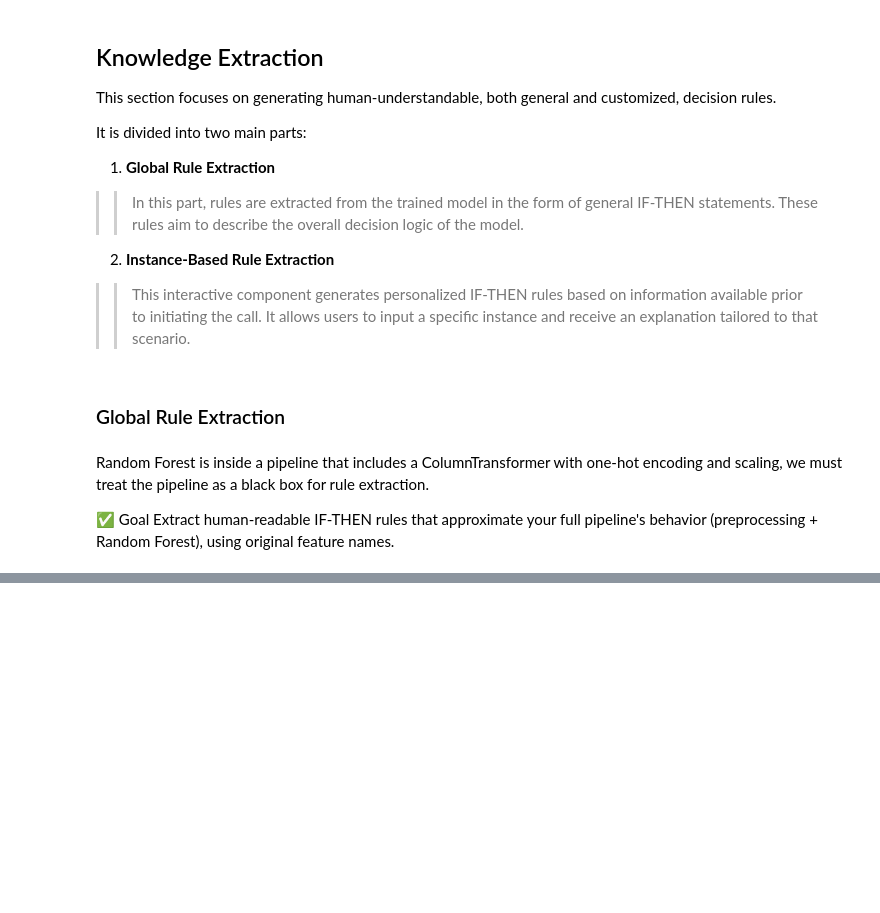
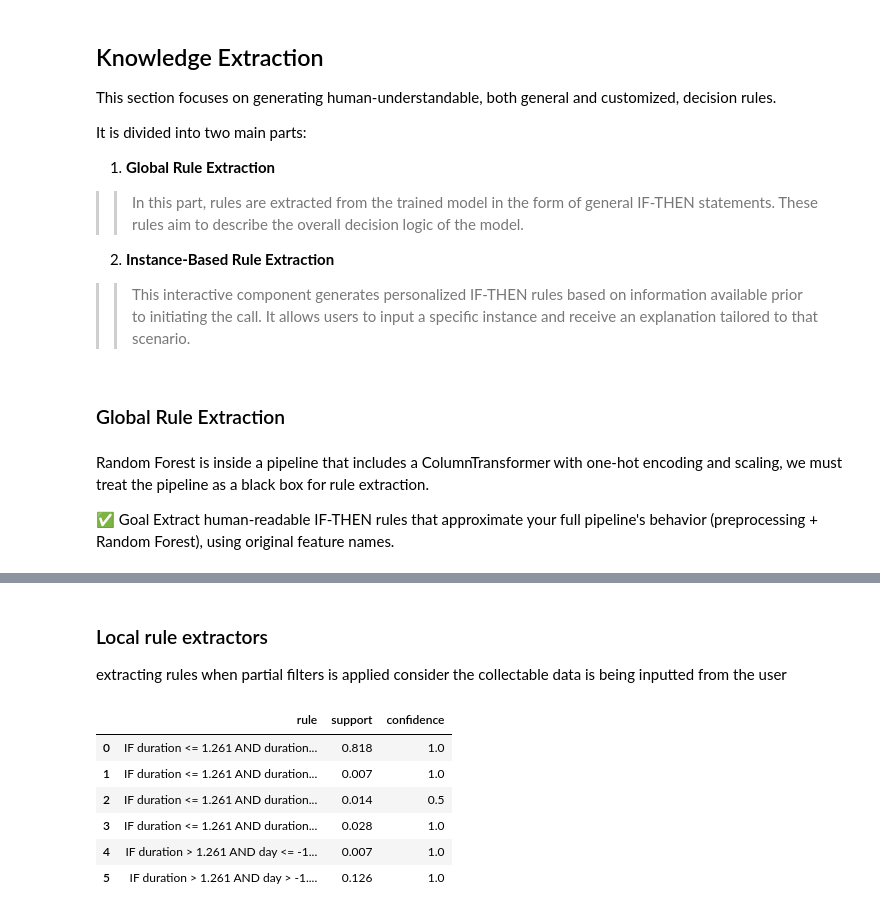
Before and after one commit to SoheilMehrizi/Decision-Support-System-for-Bank-telemarketing, a Jupyter notebook: notebooks/main.ipynb, the cells around one changed output, grey strips where cells are left out. Drawn from its saved outputs; the diff is of its cells as text; code cells hidden in the pictures; blank space fills up the shorter version.

Commit message:
add local rule extraction, every thing seems working, upto now.

```diff
--- a/notebooks/main.ipynb
+++ b/notebooks/main.ipynb
@@ -653,12 +448,3 @@ print(rules_df)
-# %%
-y_pred = RF_pretrained.predict(X_train)
-
-rules_df = extract_surrogate_rules(
-    pipeline=RF_pretrained,
-    X=X_train,
-    y_pred_pipeline=y_pred,
-    feature_names=X_train.columns.tolist(),
-    max_depth=4)
 # %%
 print(rules_df)
 # %% [output]
@@ -679,3 +465,27 @@ print(rules_df)
 13  IF duration > 1.001 AND duration > 1.572 AND c...    0.009       0.905
 14  IF duration > 1.001 AND duration > 1.572 AND c...    0.011       0.644
 15  IF duration > 1.001 AND duration > 1.572 AND c...    0.009       0.951
+# %% [markdown]
+### Local rule extractors
+
+extracting rules when partial filters is applied
+consider the collectable data is being inputted from the user
+# %%
+input={"month":'jul', 'marital':'divorced', 'job':'blue-collar'}
+# %%
+extract_local_rules(
+    pipeline=RF_pretrained,
+    X=X_train,
+    y_pred_pipeline=y_pred,
+    input_conditions=input,
+    feature_names=original_features_name,
+    max_depth=4
+)
+# %% [output]
+|  | rule | support | confidence |
+| 0 | IF duration <= 1.261 AND duration... | 0.818 | 1.0 |
+| 1 | IF duration <= 1.261 AND duration... | 0.007 | 1.0 |
+| 2 | IF duration <= 1.261 AND duration... | 0.014 | 0.5 |
+| 3 | IF duration <= 1.261 AND duration... | 0.028 | 1.0 |
+| 4 | IF duration > 1.261 AND day <= -1... | 0.007 | 1.0 |
+| 5 | IF duration > 1.261 AND day > -1.... | 0.126 | 1.0 |
```
Also changed, not shown: parts of 15 cells of this notebook, 1 other file.
